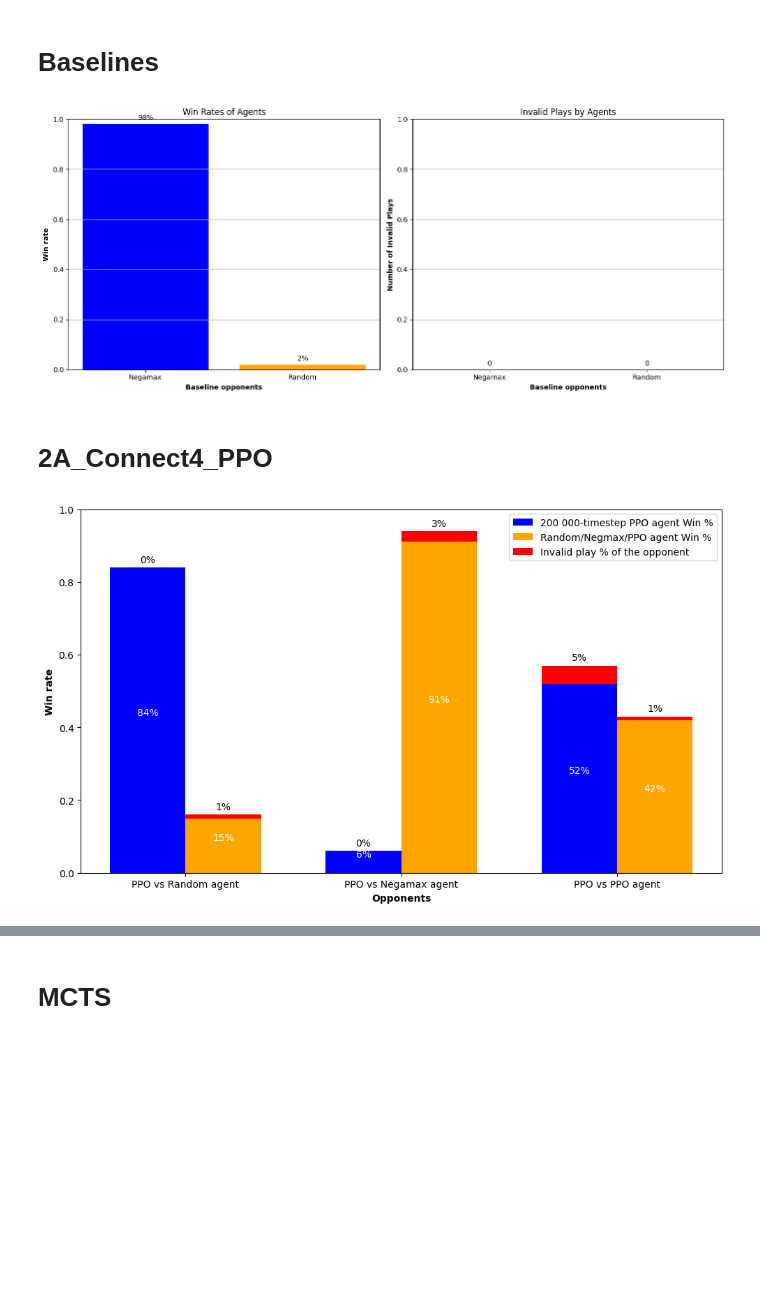
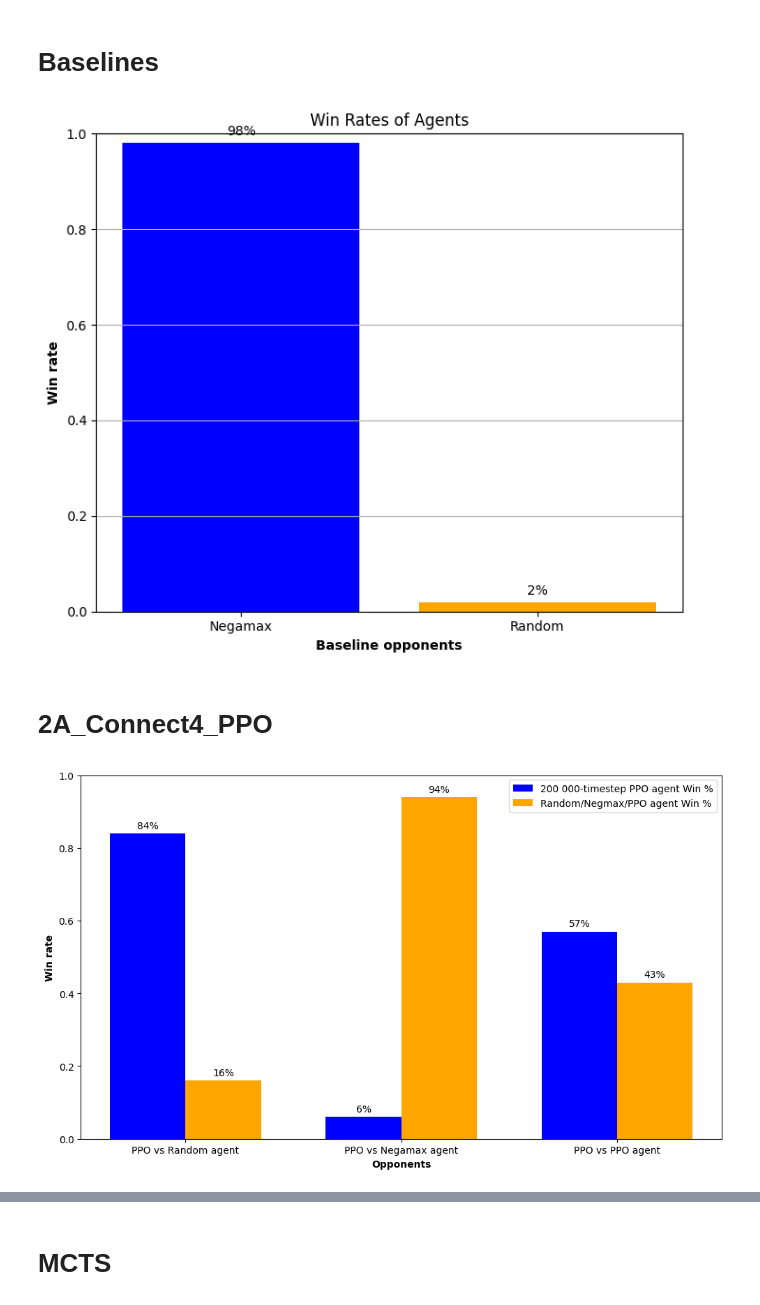
Before and after one commit to hchaparov/Dynamic_Pricing_MARL, a Jupyter notebook: Results.ipynb, the cells around one changed output, grey strips where cells are left out. Cells and saved outputs as stored; diff of their text form; code cells hidden in the pictures; blank space fills up the shorter version.

Commit message:
remove invalid ones

```diff
--- a/Results.ipynb
+++ b/Results.ipynb
@@ -5,45 +5,31 @@
 # %%
 import matplotlib.pyplot as plt
 
 # Data
 agents = ['Negamax', 'Random']
 win_rates = [0.98, 0.02]
-invalid_plays = [0, 0]
 
-# Create subplots
-fig, (ax1, ax2) = plt.subplots(1, 2, figsize=(14, 6))
+# Create plot
+fig, ax1 = plt.subplots(figsize=(7, 6))  # Adjust figsize if needed
 
 # Plot win rates
 bars1 = ax1.bar(agents, win_rates, color=['blue', 'orange'])
 ax1.set_title('Win Rates of Agents')
 ax1.set_xlabel('Baseline opponents', fontweight='bold')
 ax1.set_ylabel('Win rate', fontweight='bold')
 ax1.set_ylim(0, 1)  # Win rates are between 0 and 1
 ax1.yaxis.grid(True)
 
 # Add win rate percentages above bars
 for bar in bars1:
     yval = bar.get_height()
     ax1.text(bar.get_x() + bar.get_width()/2, yval + 0.01, f'{yval:.0%}', ha='center', va='bottom')
 
-# Plot invalid plays
-bars2 = ax2.bar(agents, invalid_plays, color=['blue', 'orange'])
-ax2.set_title('Invalid Plays by Agents')
-ax2.set_xlabel('Baseline opponents', fontweight='bold')
-ax2.set_ylabel('Number of Invalid Plays', fontweight='bold')
-ax2.set_ylim(0, max(invalid_plays) + 1)  # Add some space above the highest bar
-ax2.yaxis.grid(True)
-
-# Add invalid plays numbers above bars
-for bar in bars2:
-    yval = bar.get_height()
-    ax2.text(bar.get_x() + bar.get_width()/2, yval + 0.01, f'{yval}', ha='center', va='bottom')
-
 # Show plot
 plt.tight_layout()
 plt.show()
 # %% [output]
-[figure, old version]
+[figure, new version]
 # %% [markdown]
 # 2A_Connect4_PPO
 # %%
@@ -52,15 +38,8 @@ import numpy as np
 
 # Data
 categories = ['PPO vs Random agent', 'PPO vs Negamax agent', 'PPO vs PPO agent']
-agent1_win_percentages = [0.84, 0.06, 0.52]
-agent2_win_percentages = [0.15, 0.91, 0.42]
-agent1_invalid_plays =  [0, 0, 5]
-agent2_invalid_plays = [1, 3, 1]
-total_games = 100
-
-# Calculate invalid play percentages
-agent1_invalid_percentages = [x / total_games for x in agent1_invalid_plays]
-agent2_invalid_percentages = [x / total_games for x in agent2_invalid_plays]
+agent1_win_percentages = [0.84, 0.06, 0.57]
+agent2_win_percentages = [0.16, 0.94, 0.43]
 
 x = np.arange(len(categories))  # the label locations
 width = 0.35  # the width of the bars
@@ -71,45 +50,33 @@ fig, ax = plt.subplots(figsize=(10, 6))
 rects1 = ax.bar(x - width/2, agent1_win_percentages, width, label='200 000-timestep PPO agent Win %', color='blue')
 rects2 = ax.bar(x + width/2, agent2_win_percentages, width, label='Random/Negmax/PPO agent Win %', color='orange')
 
-# Plotting invalid plays on top of the win percentages
-rects1_invalid = ax.bar(x - width/2, agent1_invalid_percentages, width, bottom=agent1_win_percentages, label='Invalid play % of the opponent', color='red')
-rects2_invalid = ax.bar(x + width/2, agent2_invalid_percentages, width, bottom=agent2_win_percentages, color='red')
-
 # Add some text for labels, title and custom x-axis tick labels, etc.
 ax.set_xlabel('Opponents', fontweight='bold')
 ax.set_ylabel('Win rate', fontweight='bold')
-ax.set_title('')
 ax.set_xticks(x)
 ax.set_xticklabels(categories)
 ax.set_ylim(0, 1)
 ax.legend()
 
 # Function to add labels on top of bars
-def autolabel(rects, invalids, ax):
+def autolabel(rects, ax):
     """Attach a text label above each bar in *rects*, displaying its height."""
-    for rect, invalid in zip(rects, invalids):
+    for rect in rects:
         height = rect.get_height()
-        invalid_height = invalid.get_height()
-        total_height = height + invalid_height
         ax.annotate(f'{height:.0%}',
-                    xy=(rect.get_x() + rect.get_width() / 2, height / 2),
+                    xy=(rect.get_x() + rect.get_width() / 2, height),
                     xytext=(0, 3),  # 3 points vertical offset
                     textcoords="offset points",
-                    ha='center', va='bottom', color='white')
-        ax.annotate(f'{invalid_height:.0%}',
-                    xy=(rect.get_x() + rect.get_width() / 2, total_height),
-                    xytext=(0, 3),  # 3 points vertical offset
-                    textcoords="offset points",
-                    ha='center', va='bottom', color='black')
+                    ha='center', va='bottom')
 
-autolabel(rects1, rects1_invalid, ax)
-autolabel(rects2, rects2_invalid, ax)
+autolabel(rects1, ax)
+autolabel(rects2, ax)
 
 fig.tight_layout()
 
 plt.show()
 # %% [output]
-[figure, old version]
+[figure, new version]
 # %%
 import matplotlib.pyplot as plt
 import numpy as np
```
Also changed, not shown: parts of 2 cells of this notebook.
